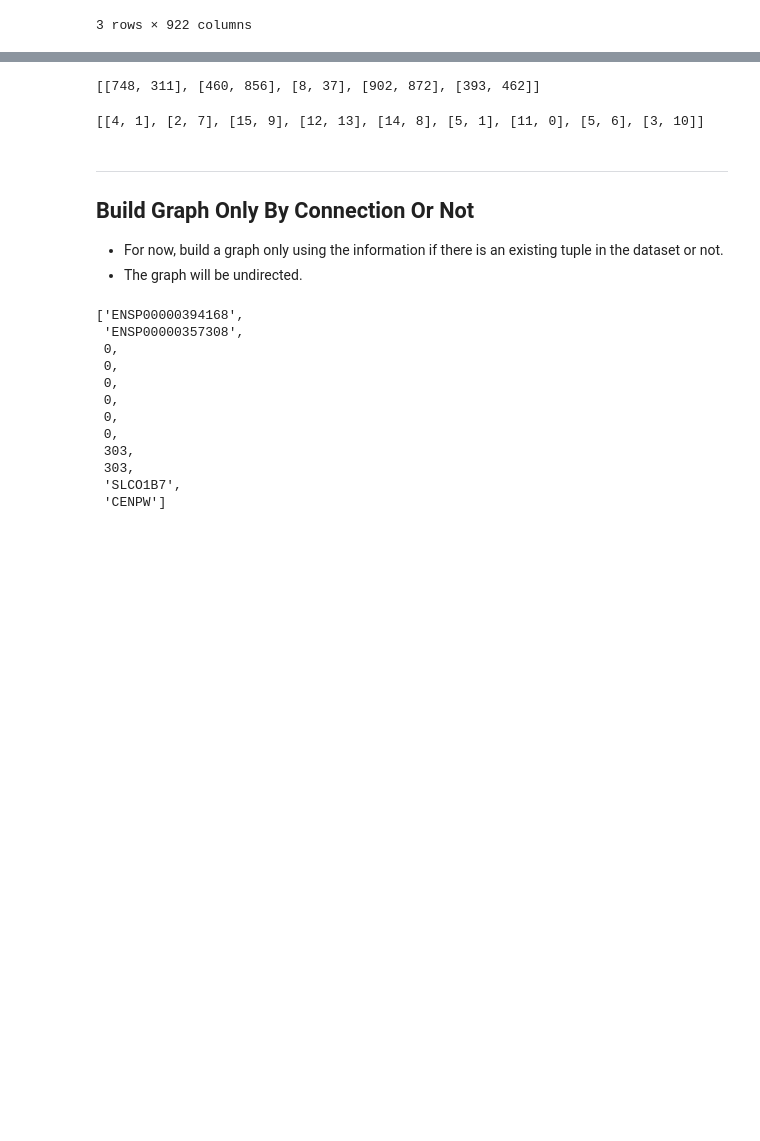
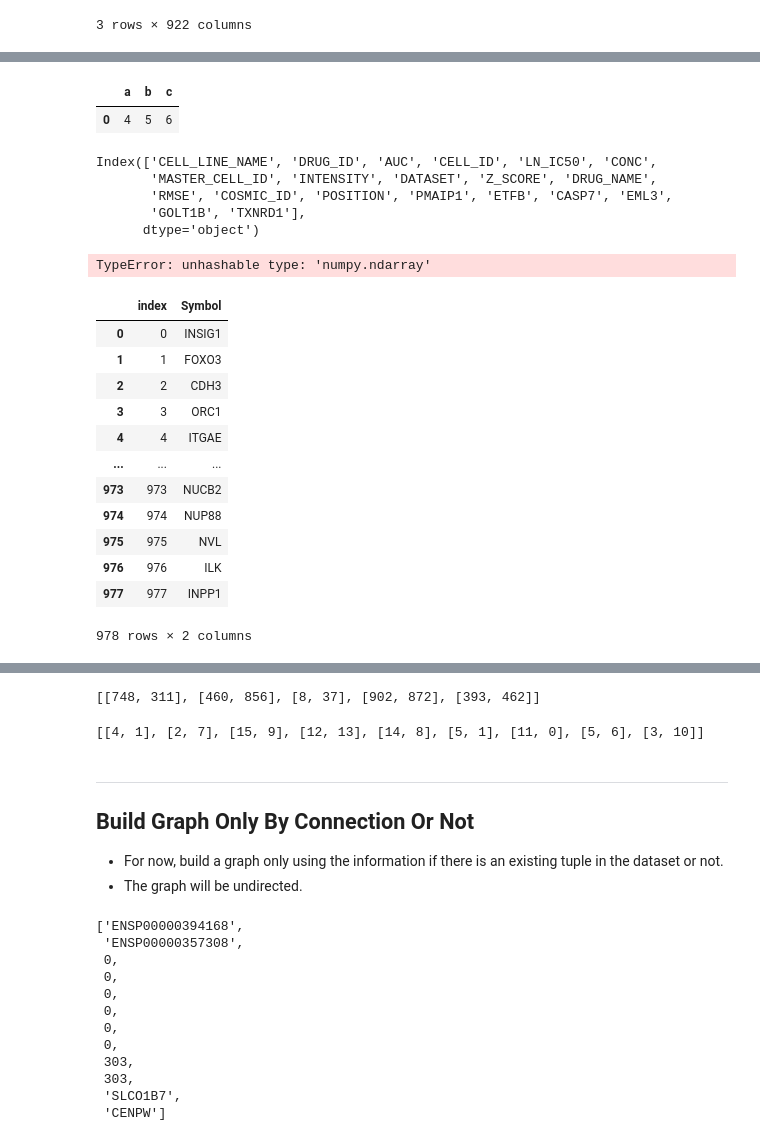
Before and after one commit to PeeteKeesel/gnn-for-drug-response-prediction, a Jupyter notebook: 07_Linking.ipynb, the cells around one changed output, grey strips where cells are left out. Drawn from its saved outputs; the diff is of its cells as text; code cells hidden in the pictures; blank space fills up the shorter version.

```diff
--- a/07_Linking.ipynb
+++ b/07_Linking.ipynb
@@ -592,0 +863,35 @@ CNV Picnic: (446521, 980)
+# %%
+df1 = pd.DataFrame({'a': [1], 'b': [2], 'c': [3]})
+df2 = pd.DataFrame({'a': [4], 'b': [5], 'c': [6]})
+df2
+# %% [output]
+|  | a | b | c |
+| 0 | 4 | 5 | 6 |
+# %%
+gene_expr_example_row.columns[:20]
+# %% [output]
+Index(['CELL_LINE_NAME', 'DRUG_ID', 'AUC', 'CELL_ID', 'LN_IC50', 'CONC',
+       'MASTER_CELL_ID', 'INTENSITY', 'DATASET', 'Z_SCORE', 'DRUG_NAME',
+       'RMSE', 'COSMIC_ID', 'POSITION', 'PMAIP1', 'ETFB', 'CASP7', 'EML3',
+       'GOLT1B', 'TXNRD1'],
+      dtype='object')
+# %%
+any(gene_expr_example_row.columns[14:].values not in UNIQ_LANDMARK_GENES)
+# %% [output]
+TypeError: unhashable type: 'numpy.ndarray'
+# %%
+UNIQ_LANDMARK_GENES
+# %% [output]
+|  | index | Symbol |
+| 0 | 0 | INSIG1 |
+| 1 | 1 | FOXO3 |
+| 2 | 2 | CDH3 |
+| 3 | 3 | ORC1 |
+| 4 | 4 | ITGAE |
+| ... | ... | ... |
+| 973 | 973 | NUCB2 |
+| 974 | 974 | NUP88 |
+| 975 | 975 | NVL |
+| 976 | 976 | ILK |
+| 977 | 977 | INPP1 |
+978 rows × 2 columns
```
Also changed, not shown: parts of 29 cells of this notebook, 4 other files.
